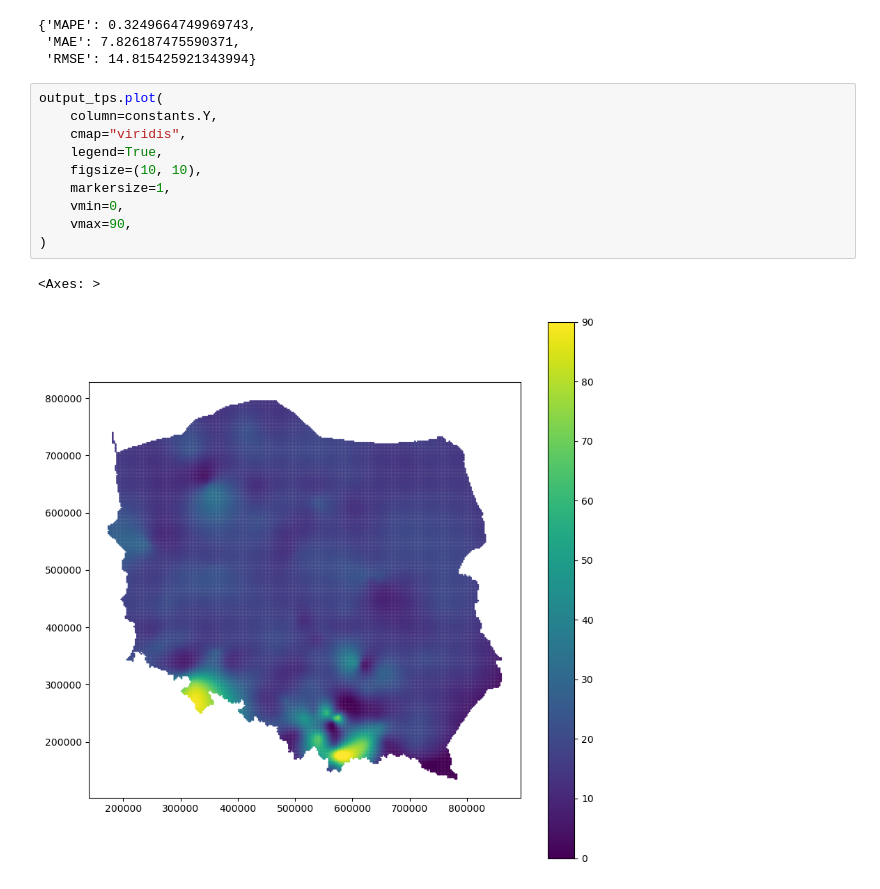
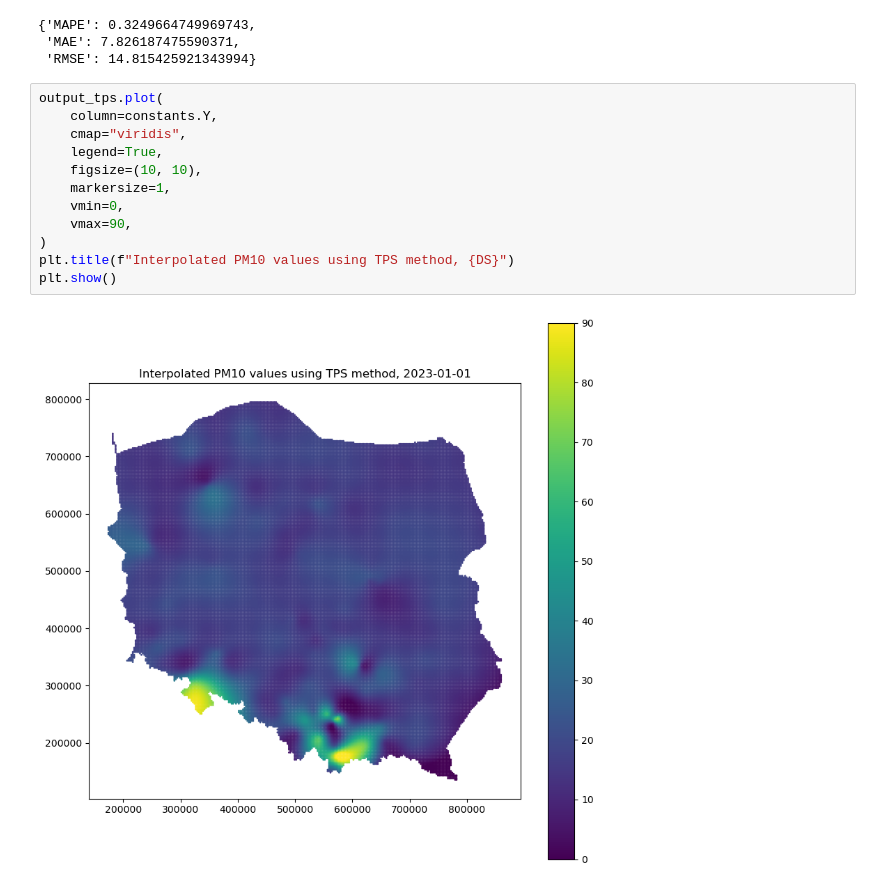
Before and after one commit to eo-agh/daes-project-2425-ispies, a Jupyter notebook: notebooks/interpolation_01.ipynb, the cells around one changed output. Saved outputs shown, nothing was run; the diff lists cells and outputs as text.

```diff
--- a/notebooks/interpolation_01.ipynb
+++ b/notebooks/interpolation_01.ipynb
@@ -143,13 +146,14 @@ display(interpolator_tps.metrics)
 # %%
 output_tps.plot(
     column=constants.Y,
     cmap="viridis",
     legend=True,
     figsize=(10, 10),
     markersize=1,
     vmin=0,
     vmax=90,
 )
+plt.title(f"Interpolated PM10 values using TPS method, {DS}")
+plt.show()
 # %% [output]
-<Axes: >
-[figure, old version]
+[figure, new version]
```
Also changed, not shown: parts of 2 cells of this notebook, 1 other file.
